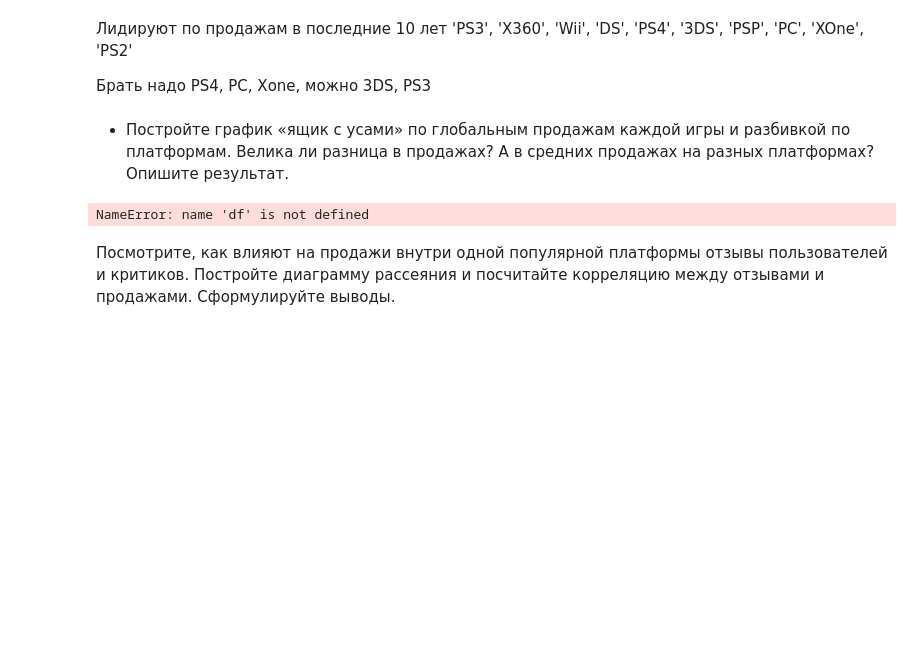
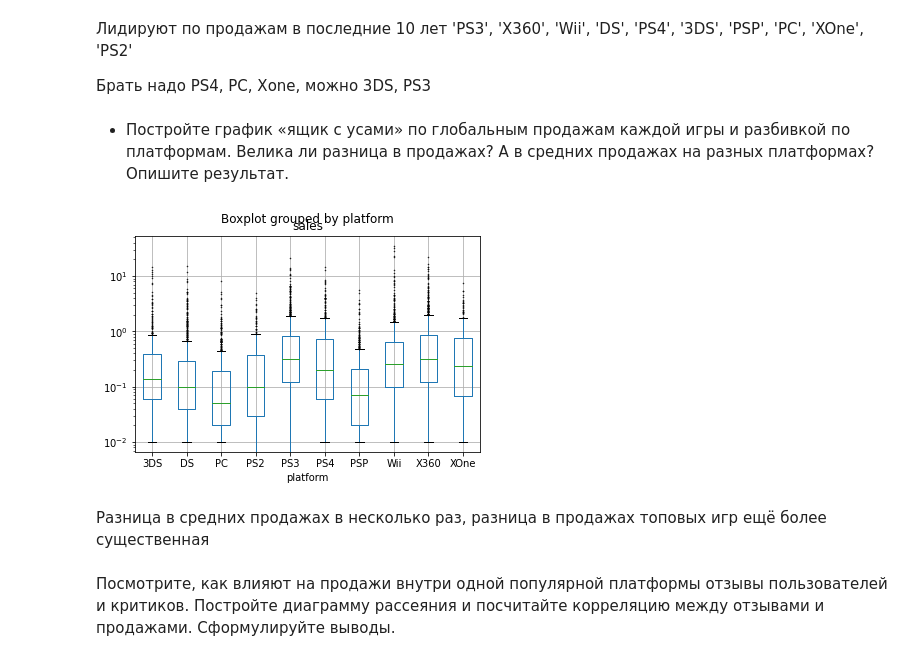
Before and after one commit to nikolai44/data-science-cource, a Jupyter notebook: sprint5/notebook.ipynb, the cells around one changed output. Saved outputs shown, nothing was run; the diff lists cells and outputs as text; code cells hidden in the pictures; blank space fills up the shorter version.

```diff
--- a/sprint5/notebook.ipynb
+++ b/sprint5/notebook.ipynb
@@ -207,17 +207,15 @@ PS2, DC, Wii, PSP исчезли
 # %%
 df.reset_index(drop=True, inplace=True)
 
-Q1 = df.sales.quantile(0.25)
-Q3 = df.sales.quantile(0.75)
-IQR = Q3 - Q1
-mean = df.sales.median()
-
-df.query('(@Q1 - 1.5 * @IQR) <= sales <= (@Q3 + 1.5 * @IQR)').boxplot(by='platform', column=['sales'],
-                                                                      flierprops={'marker': '.',
-                                                                                  'markersize': 1
-                                                                                  })
+ax = df.loc[df.platform.isin(platform_top)].boxplot(by='platform', column=['sales'],
+                          flierprops={'marker': '.',
+                                      'markersize': 1
+                                      })
+ax.set_yscale('log')
 # %% [output]
-NameError: name 'df' is not defined
+[figure, added]
+# %% [markdown]
+Разница в средних продажах в несколько раз, разница в продажах топовых игр ещё более существенная
 # %% [markdown]
 Посмотрите, как влияют на продажи внутри одной популярной платформы отзывы пользователей и критиков.
 Постройте диаграмму рассеяния и посчитайте корреляцию между отзывами и продажами. Сформулируйте выводы.
```
Also changed, not shown: parts of 6 cells of this notebook.
